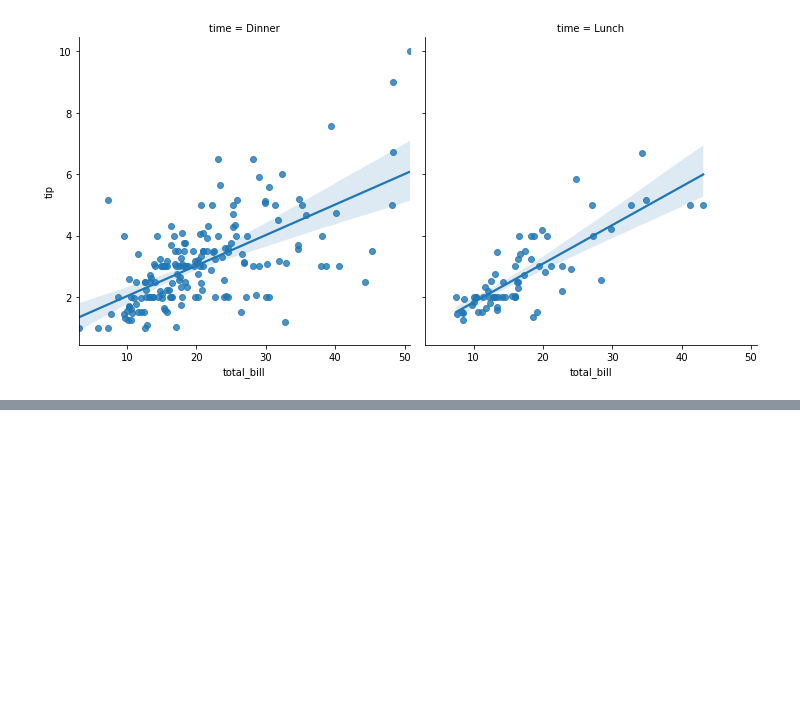
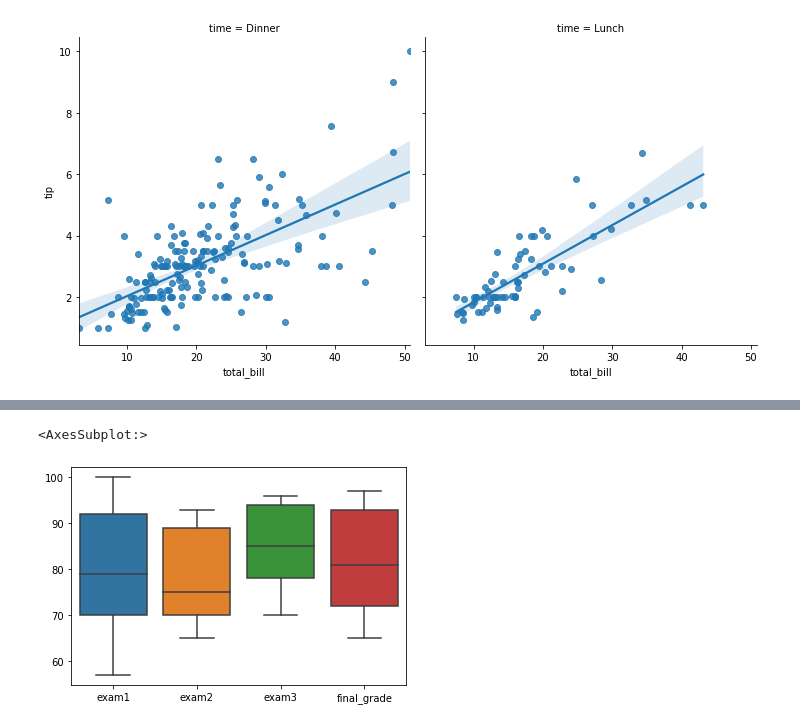
Before and after one commit to ljackson707/regression-exercises, a Jupyter notebook: regression_lecture.ipynb, the cells around one changed output, grey strips where cells are left out. Saved outputs shown, nothing was run; the diff lists cells and outputs as text; code cells hidden in the pictures; blank space fills up the shorter version.

```diff
--- a/regression_lecture.ipynb
+++ b/regression_lecture.ipynb
@@ -213,0 +290,2 @@ sns.lmplot(x = 'total_bill', y = 'tip', data = df, col = 'time')
+# %%
+df = df.dropna()
@@ -213,0 +391,5 @@ sns.lmplot(x = 'total_bill', y = 'tip', data = df, col = 'time')
+# %%
+sns.boxplot(data = df)
+# %% [output]
+<AxesSubplot:>
+[figure, added]
```
Also changed, not shown: parts of 37 cells of this notebook.
